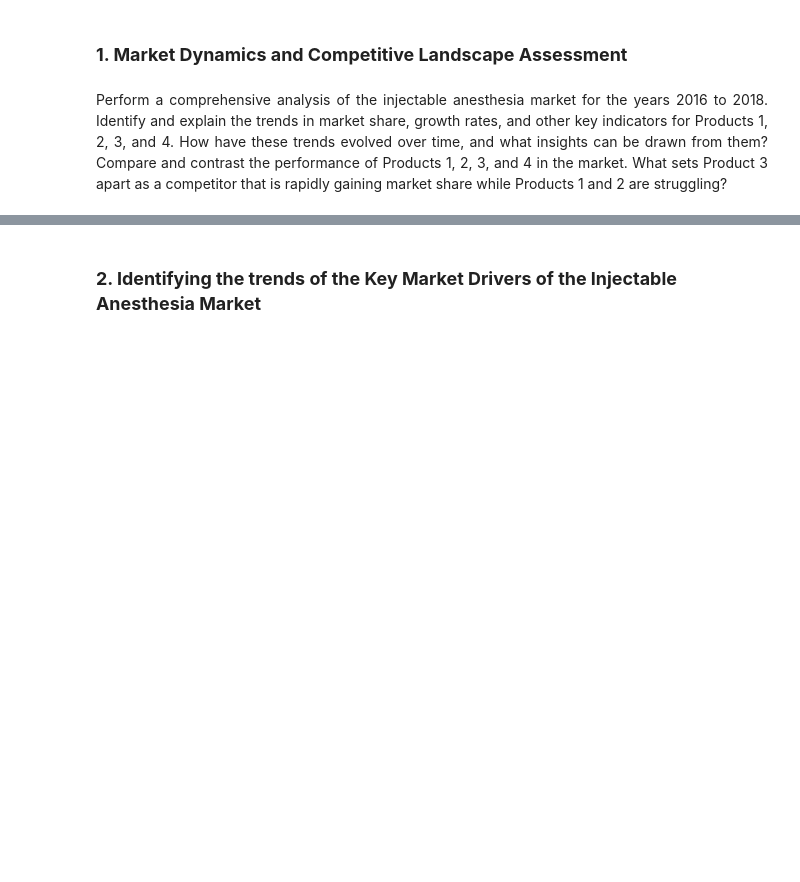
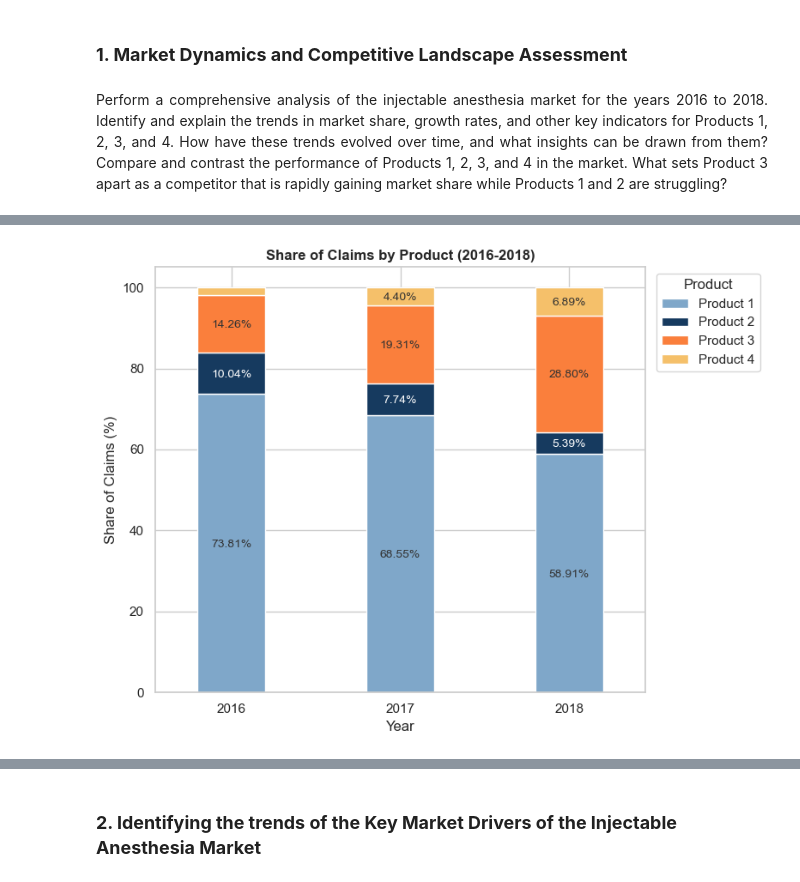
Before and after one commit to aakarsh31/BIA810-Healthcare_Anesthesia-Market-Analysis, a Jupyter notebook: BIA810_final.ipynb, the cells around one changed output, grey strips where cells are left out. Cells and saved outputs as stored; diff of their text form; code cells hidden in the pictures; blank space fills up the shorter version.

```diff
--- a/BIA810_final.ipynb
+++ b/BIA810_final.ipynb
@@ -707,0 +729,4 @@ Perform a comprehensive analysis of the injectable anesthesia market for the yea
+# %%
+df_mkt = df_mkt[df_mkt['Claim_Year'] != 2015]
+
+df_mkt['Claim_Year'].value_counts()
@@ -707,0 +741,12 @@ Perform a comprehensive analysis of the injectable anesthesia market for the yea
+# %%
+# 1.a.1.
+# 100% stacked bar graph showing claims percentage of each product per year
+claims_pivot = (
+    df_mkt.groupby(
+    ['Claim_Year', 'Product_Name'])['Claim_ID']
+    .count()
+    .unstack(['Product_Name'])[product_order]
+)
+claims_pivot['Total'] = claims_pivot.sum(axis=1)
+
+claims_pivot
@@ -707,0 +759,4 @@ Perform a comprehensive analysis of the injectable anesthesia market for the yea
+# %%
+claims_pct = round(claims_pivot[product_order].div(claims_pivot['Total'], axis=0) * 100, 2)
+
+claims_pct
@@ -707,0 +769,30 @@ Perform a comprehensive analysis of the injectable anesthesia market for the yea
+# %%
+# data viz for 1.a.1.
+sns.set_theme(style='whitegrid')
+fig, ax = plt.subplots(figsize=(8, 6))
+claims_pct.plot(kind='bar', stacked=True, color=colors, width=0.4, ax=ax)
+
+# add percentage labels
+for product in claims_pct.columns:
+    for i, year in enumerate(claims_pct.index):
+        value = claims_pct.loc[year, product]
+
+        if value < 3:
+            continue
+
+        bottom = claims_pct.loc[year, claims_pct.columns[:claims_pct.columns.get_loc(product)]].sum()
+        y_position = bottom + value / 2
+
+        text_color = 'white' if product == 'Product 2' else '#333333'
+        ax.text(i, y_position, f'{value:.2f}%', ha='center', va='center_baseline', fontsize=10, color=text_color)
+
+ax.set_title('Share of Claims by Product (2016-2018)', fontweight='bold')
+ax.set_xlabel('Year')
+ax.set_ylabel('Share of Claims (%)')
+ax.set_xticklabels(claims_pct.index, rotation=0)
+ax.legend(title='Product', bbox_to_anchor=(1.01, 1), loc='upper left')
+
+plt.tight_layout()
+plt.show()
+# %% [output]
+[figure, added]
```
Also changed, not shown: parts of 19 cells of this notebook.
